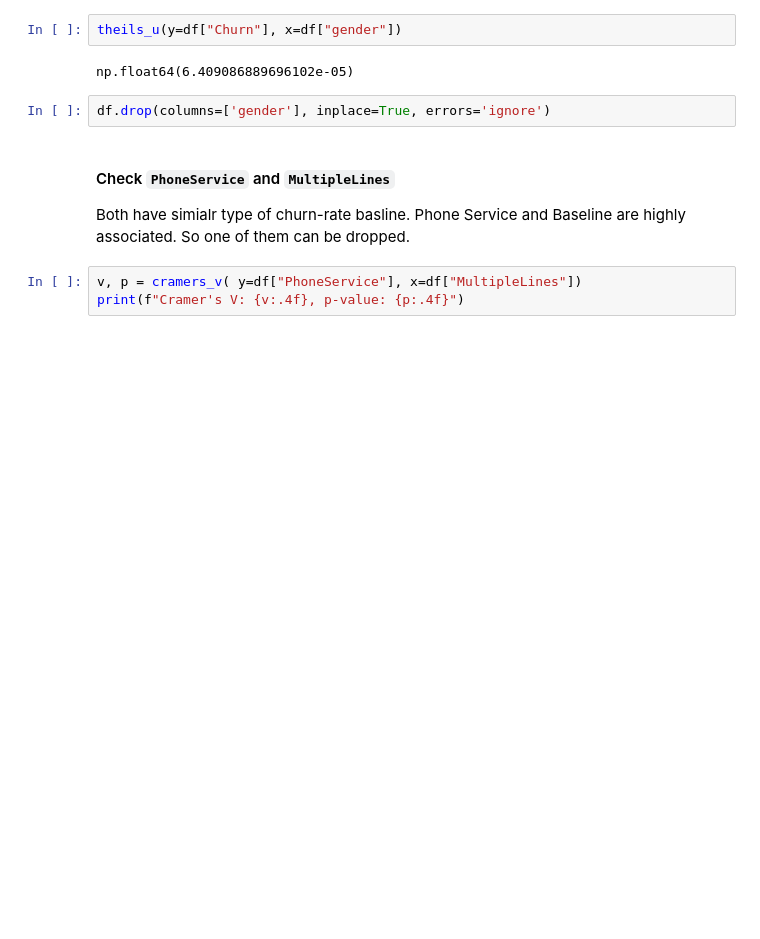
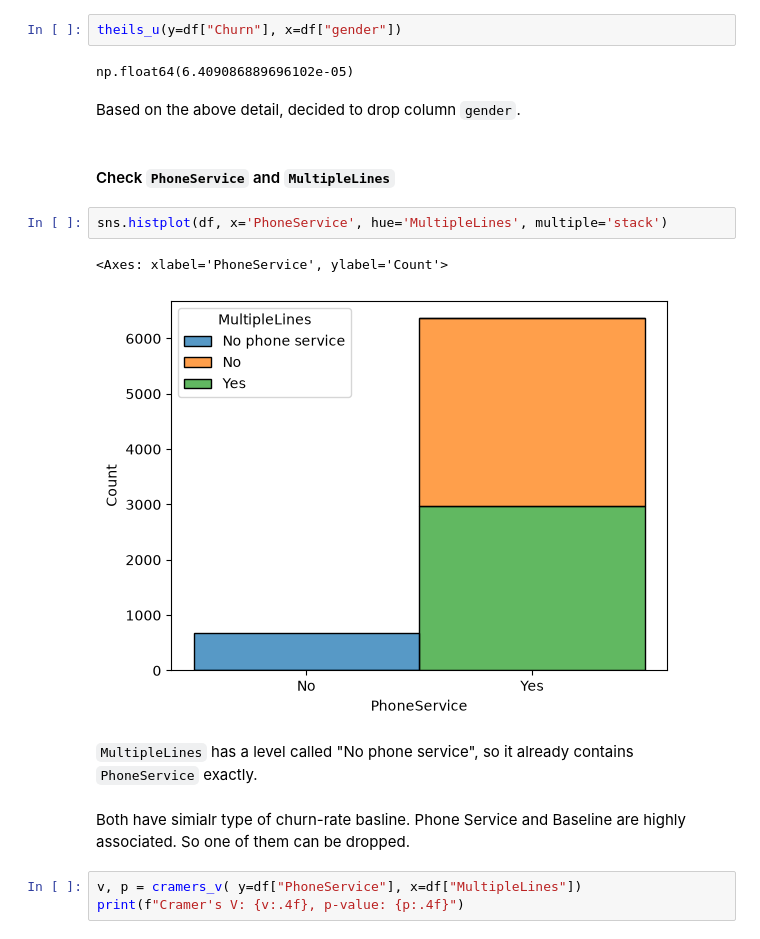
Before and after one commit to jeswingeorge/Telco-Customer-Churn-Kaggle, a Jupyter notebook: notebooks/2_bi_multivariate_analysis.ipynb, the cells around one changed output. Drawn from its saved outputs; the diff is of its cells as text; blank space fills up the shorter version.

```diff
--- a/notebooks/2_bi_multivariate_analysis.ipynb
+++ b/notebooks/2_bi_multivariate_analysis.ipynb
@@ -336,12 +384,19 @@ Cramer's V: 0.0000, p-value: 0.4698
 theils_u(y=df["Churn"], x=df["gender"])
 # %% [output]
 np.float64(6.409086889696102e-05)
-# %%
-df.drop(columns=['gender'], inplace=True, errors='ignore')
+# %% [markdown]
+Based on the above detail, decided to drop column `gender`.
 # %% [markdown]
 #### Check `PhoneService` and `MultipleLines`
-
-Both have simialr type of churn-rate basline.  Phone Service and Baseline are highly associated. So one of them can be dropped.
+# %%
+sns.histplot(df, x='PhoneService', hue='MultipleLines', multiple='stack')
+# %% [output]
+<Axes: xlabel='PhoneService', ylabel='Count'>
+[figure, added]
+# %% [markdown]
+`MultipleLines` has a level called "No phone service", so it already contains `PhoneService` exactly.
+# %% [markdown]
+Both have simialr type of churn-rate basline.  Phone Service and Baseline are highly associated. So one of them can be dropped.
 # %%
 v, p = cramers_v( y=df["PhoneService"], x=df["MultipleLines"])
 print(f"Cramer's V: {v:.4f}, p-value: {p:.4f}")
```
Also changed, not shown: parts of 64 cells of this notebook, 9 other files.
